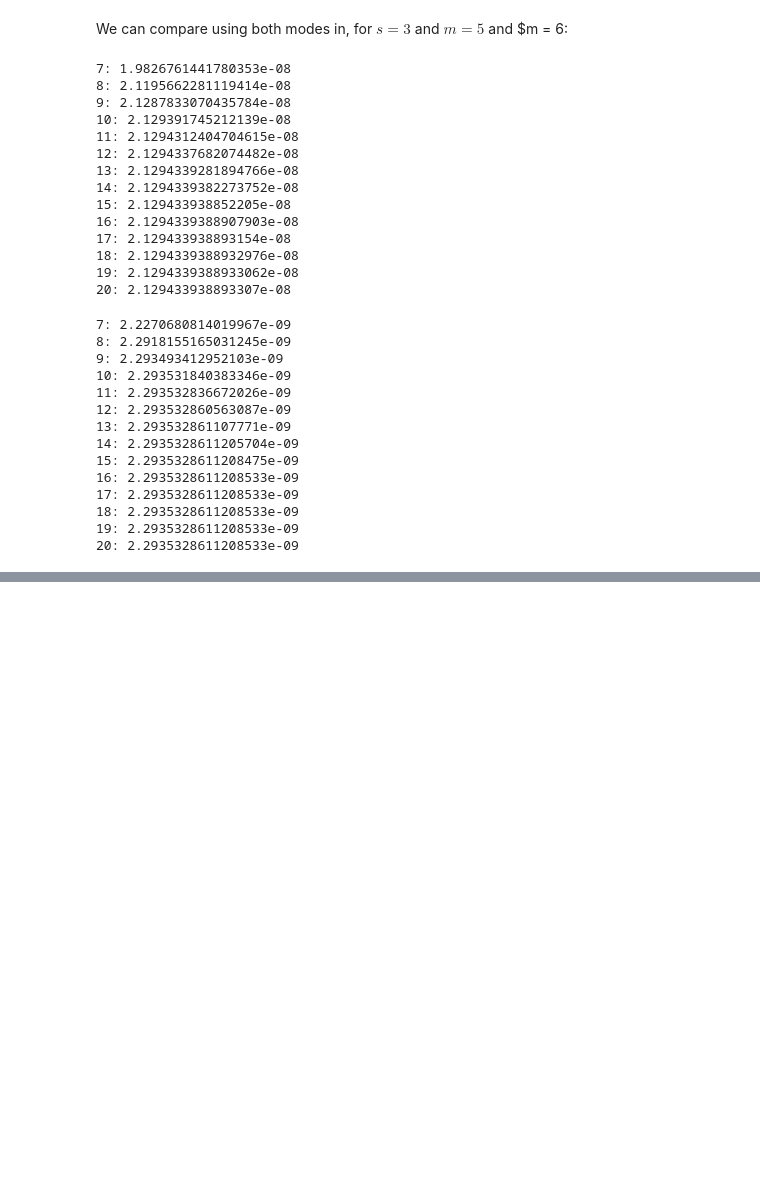
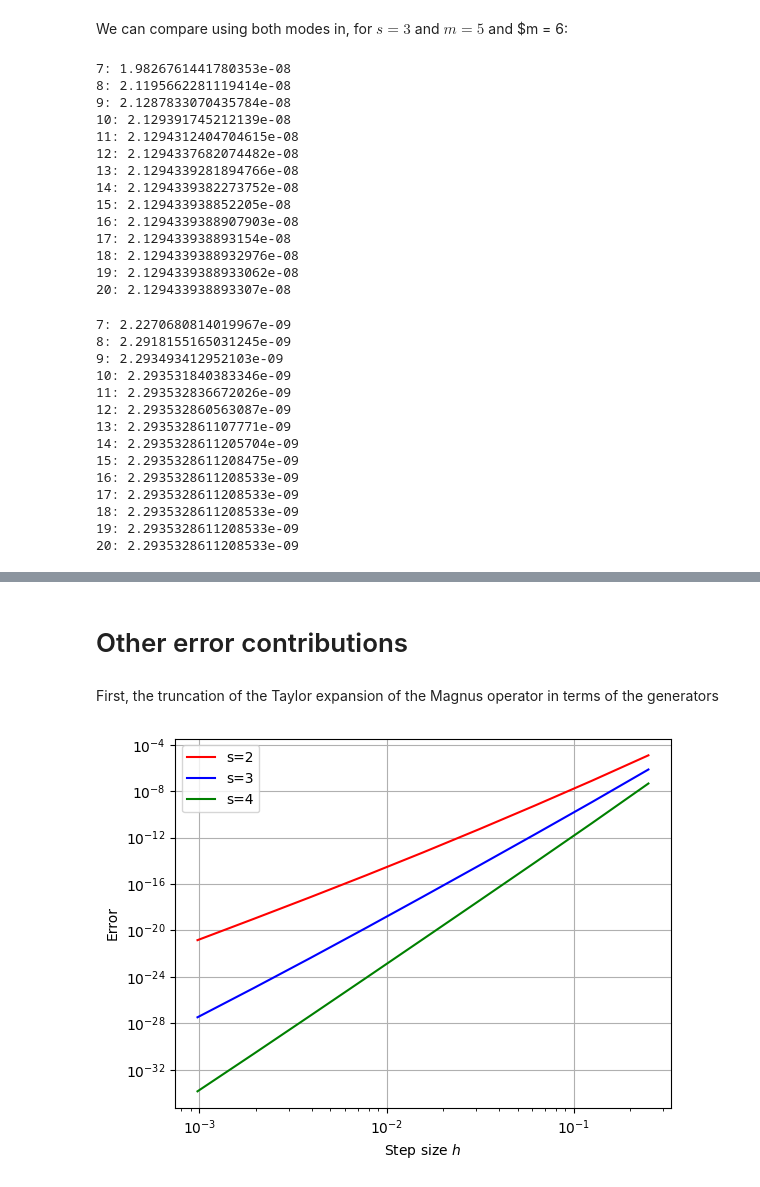
Before and after one commit to XanaduAI/CFQMagnus, a Jupyter notebook: largest_error_bounds.ipynb, the cells around one changed output, grey strips where cells are left out. Saved outputs shown, nothing was run; the diff lists cells and outputs as text; code cells hidden in the pictures; blank space fills up the shorter version.

```diff
--- a/largest_error_bounds.ipynb
+++ b/largest_error_bounds.ipynb
@@ -309,0 +460,41 @@ for i in range(2*s+1, maxp+1):
+# %% [markdown]
+# Other error contributions
+# %% [markdown]
+First, the truncation of the Taylor expansion of the Magnus operator in terms of the generators
+# %%
+c = 1
+def error_Taylor_truncation(h, s, c):
+    r"""
+    Computes the error of the Taylor truncation of the Magnus expansion of order 2s+1.
+    h: step size
+    s: order of the Magnus expansion
+    c: norm of the Hamiltonian and its derivatives
+    """
+
+    return h**(2*s+1)*(
+        (c**(2*s+1)/((2*s+1)*2**(2*s+2))) + c*h/4 - (h**(2*s+1)*c**(2*s+1))/(2**(2*s+1))
+    )*(h/(1-h))*((h/2)/(1-(h/2)))
+
+# Plot the error of the Taylor truncation for different values of s and h
+hs = [1/(2) * 1/2**i for i in range(1,10)]
+
+for (s, color) in zip([2, 3, 4], ['r', 'b', 'g']):
+    plot_hs = []
+    error = []
+    for h in hs:
+        plot_hs.append(h)
+        error.append(error_Taylor_truncation(h, s, c)/h)
+
+    plt.plot(plot_hs, error, color = color, label = f's={s}')
+
+handles, labels = plt.gca().get_legend_handles_labels()
+by_label = dict(zip(labels, handles))
+plt.legend(by_label.values(), by_label.keys())
+
+plt.yscale('log')
+plt.xscale('log')
+plt.ylabel('Error')
+plt.xlabel(r'Step size $h$')
+plt.grid()
+# %% [output]
+[figure, added]
```
Also changed, not shown: parts of 15 cells of this notebook, 1 other file.
